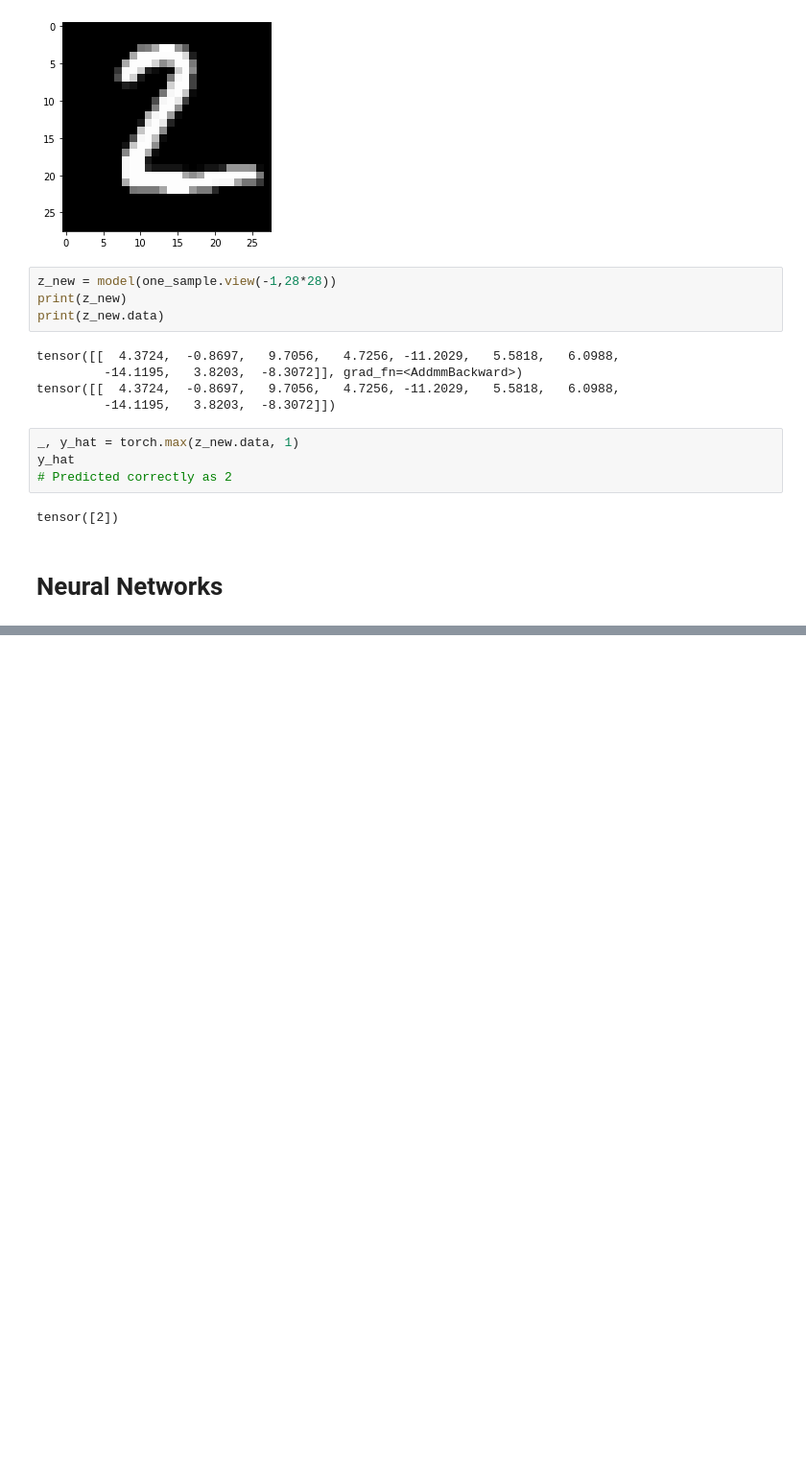
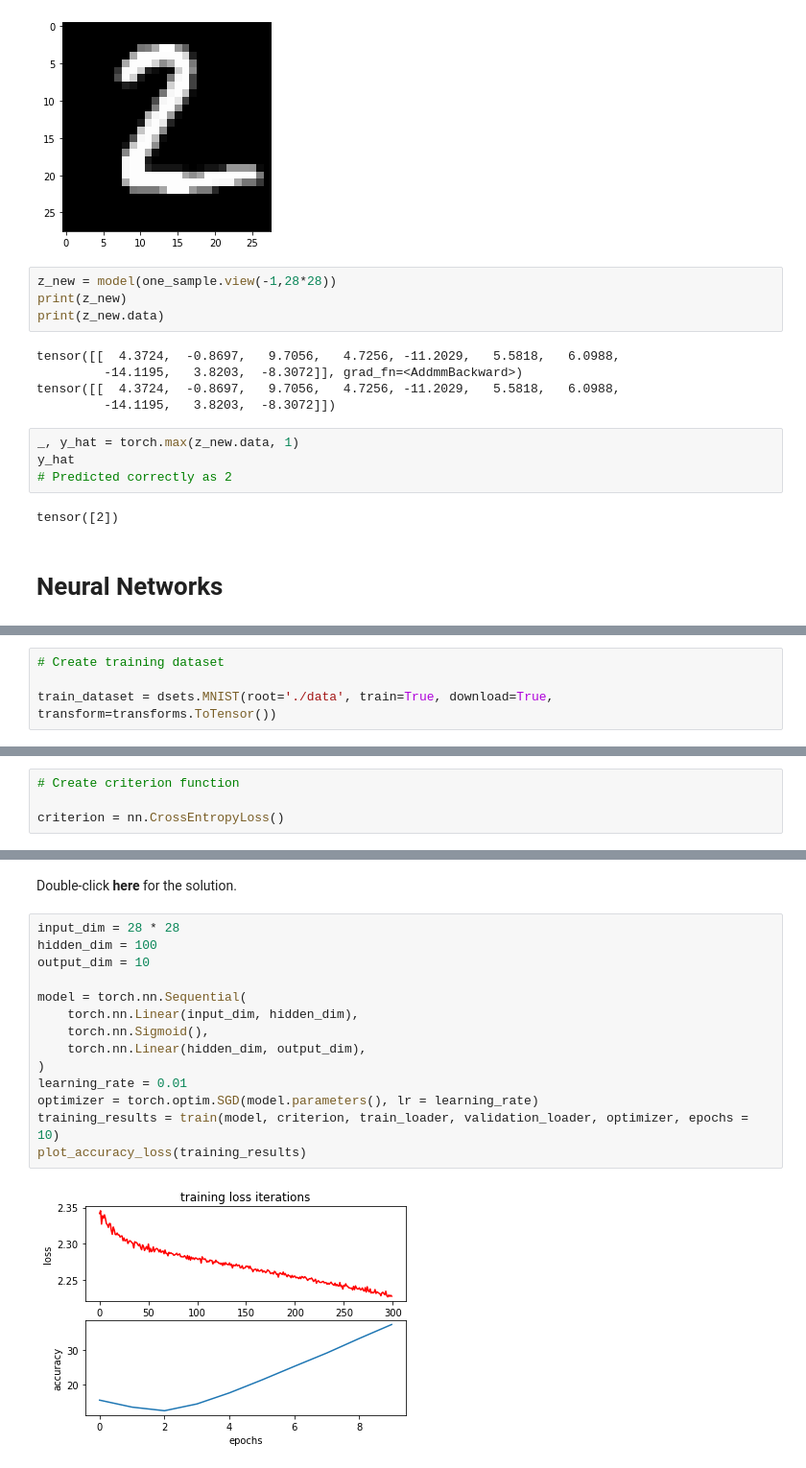
Before and after one commit to ramkumarr02/PyTorch-Basics, a Jupyter notebook: PyTorch_Basics.ipynb, the cells around one changed output, grey strips where cells are left out. Shown at 96% size. Cells and saved outputs as stored; diff of their text form; blank space fills up the shorter version.

```diff
--- a/PyTorch_Basics.ipynb
+++ b/PyTorch_Basics.ipynb
@@ -1349,0 +1477,4 @@ tensor([2])
+# %%
+# Create training dataset
+
+train_dataset = dsets.MNIST(root='./data', train=True, download=True, transform=transforms.ToTensor())
@@ -1349,0 +1500,4 @@ tensor([2])
+# %%
+# Create criterion function
+
+criterion = nn.CrossEntropyLoss()
@@ -1349,0 +1561,34 @@ tensor([2])
+# %% [markdown]
+Double-click <b>here</b> for the solution.
+
+<!--
+input_dim = 28 * 28
+hidden_dim = 100
+output_dim = 10
+
+model = torch.nn.Sequential(
+    torch.nn.Linear(input_dim, hidden_dim),
+    torch.nn.Sigmoid(),
+    torch.nn.Linear(hidden_dim, output_dim),
+)
+learning_rate = 0.01
+optimizer = torch.optim.SGD(model.parameters(), lr = learning_rate)
+training_results = train(model, criterion, train_loader, validation_loader, optimizer, epochs = 10)
+plot_accuracy_loss(training_results)
+-->
+# %%
+input_dim = 28 * 28
+hidden_dim = 100
+output_dim = 10
+
+model = torch.nn.Sequential(
+    torch.nn.Linear(input_dim, hidden_dim),
+    torch.nn.Sigmoid(),
+    torch.nn.Linear(hidden_dim, output_dim),
+)
+learning_rate = 0.01
+optimizer = torch.optim.SGD(model.parameters(), lr = learning_rate)
+training_results = train(model, criterion, train_loader, validation_loader, optimizer, epochs = 10)
+plot_accuracy_loss(training_results)
+# %% [output]
+[figure, added]
```
Also changed, not shown: parts of 25 cells of this notebook.
